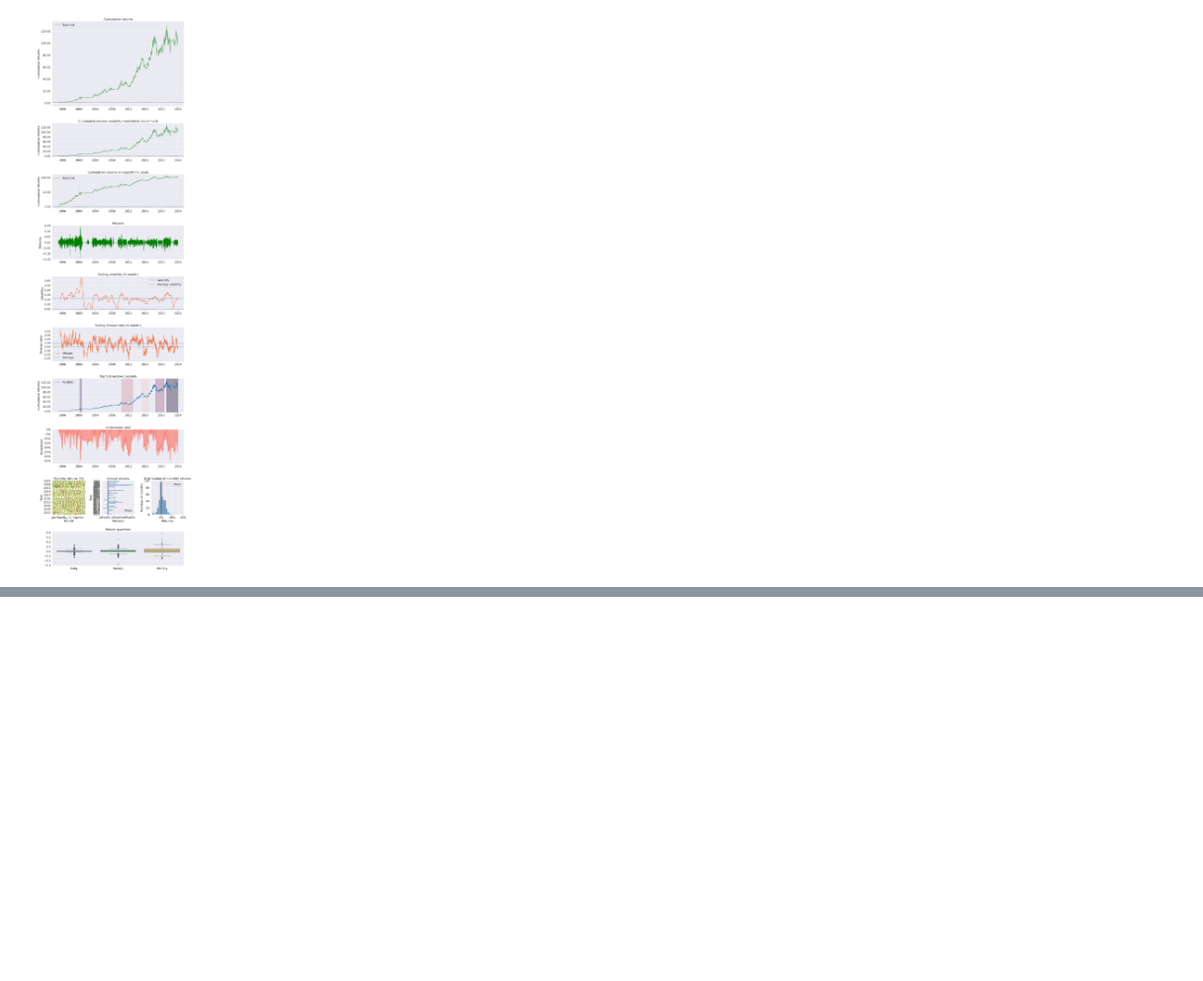
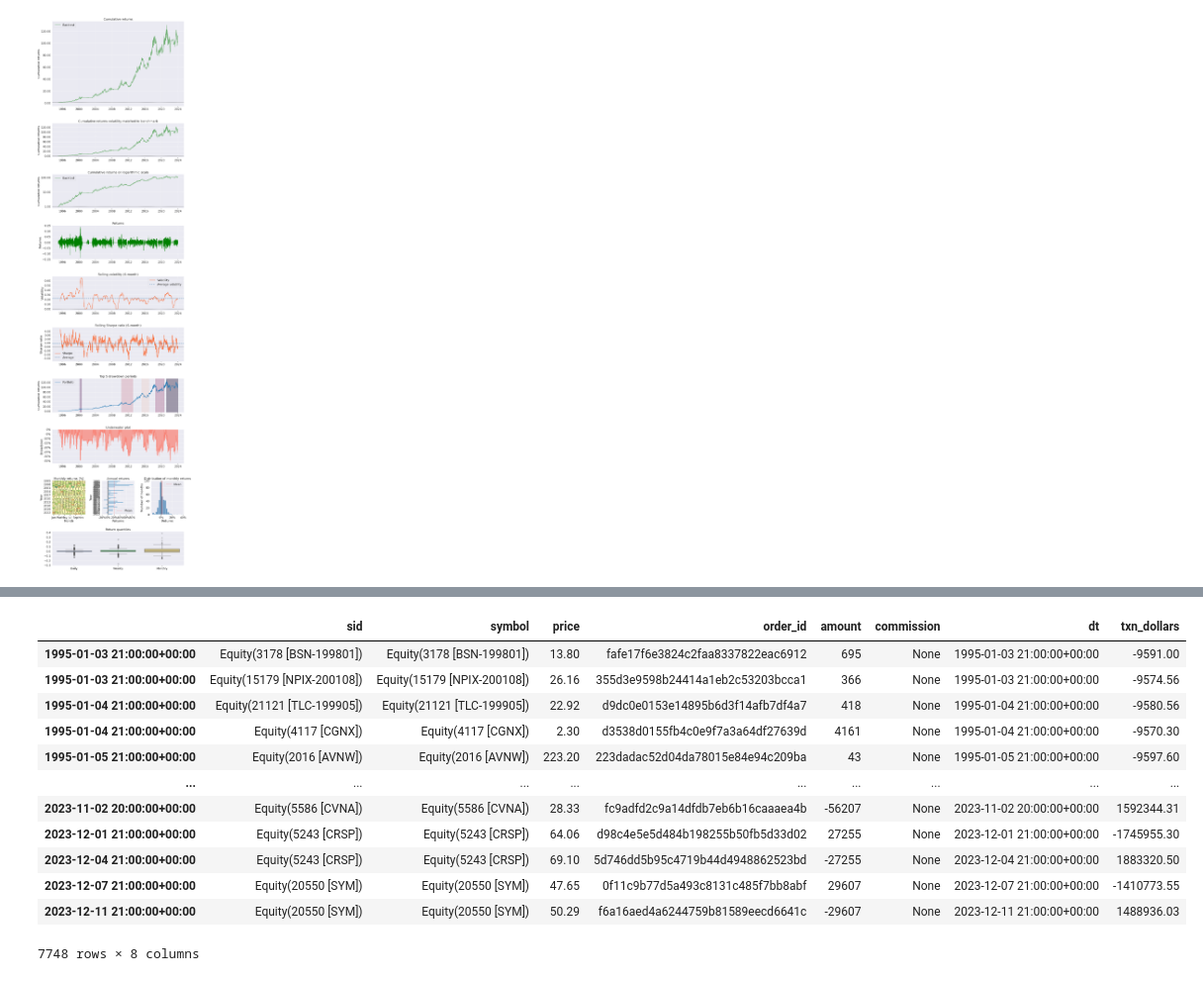
Before and after one commit to redwookcreek/backtest, a Jupyter notebook: zipbird/notebook/notebook.ipynb, the cells around one changed output, grey strips where cells are left out. Shown at 99% size. Saved outputs shown, nothing was run; the diff lists cells and outputs as text; code cells hidden in the pictures; blank space fills up the shorter version.

```diff
--- a/zipbird/notebook/notebook.ipynb
+++ b/zipbird/notebook/notebook.ipynb
@@ -99,2 +137,18 @@ Monthly Performance
 Holding Period Analysis
 [interactive output not drawn]
+# %%
+transactions
+# %% [output]
+|  | sid | symbol | price | order_id | amount | commission | dt | txn_dollars |
+| 1995-01-03 21:00:00+00:00 | Equity(3178 [BSN-199801]) | Equity(3178 [BSN-199801]) | 13.80 | fafe17f6e3824c2faa8337822eac6912 | 695 | None | 1995-01-03 21:00:00+00:00 | -9591.00 |
+| 1995-01-03 21:00:00+00:00 | Equity(15179 [NPIX-200108]) | Equity(15179 [NPIX-200108]) | 26.16 | 355d3e9598b24414a1eb2c53203bcca1 | 366 | None | 1995-01-03 21:00:00+00:00 | -9574.56 |
+| 1995-01-04 21:00:00+00:00 | Equity(21121 [TLC-199905]) | Equity(21121 [TLC-199905]) | 22.92 | d9dc0e0153e14895b6d3f14afb7df4a7 | 418 | None | 1995-01-04 21:00:00+00:00 | -9580.56 |
+| 1995-01-04 21:00:00+00:00 | Equity(4117 [CGNX]) | Equity(4117 [CGNX]) | 2.30 | d3538d0155fb4c0e9f7a3a64df27639d | 4161 | None | 1995-01-04 21:00:00+00:00 | -9570.30 |
+| 1995-01-05 21:00:00+00:00 | Equity(2016 [AVNW]) | Equity(2016 [AVNW]) | 223.20 | 223dadac52d04da78015e84e94c209ba | 43 | None | 1995-01-05 21:00:00+00:00 | -9597.60 |
+| ... | ... | ... | ... | ... | ... | ... | ... | ... |
+| 2023-11-02 20:00:00+00:00 | Equity(5586 [CVNA]) | Equity(5586 [CVNA]) | 28.33 | fc9adfd2c9a14dfdb7eb6b16caaaea4b | -56207 | None | 2023-11-02 20:00:00+00:00 | 1592344.31 |
+| 2023-12-01 21:00:00+00:00 | Equity(5243 [CRSP]) | Equity(5243 [CRSP]) | 64.06 | d98c4e5e5d484b198255b50fb5d33d02 | 27255 | None | 2023-12-01 21:00:00+00:00 | -1745955.30 |
+| 2023-12-04 21:00:00+00:00 | Equity(5243 [CRSP]) | Equity(5243 [CRSP]) | 69.10 | 5d746dd5b95c4719b44d4948862523bd | -27255 | None | 2023-12-04 21:00:00+00:00 | 1883320.50 |
+| 2023-12-07 21:00:00+00:00 | Equity(20550 [SYM]) | Equity(20550 [SYM]) | 47.65 | 0f11c9b77d5a493c8131c485f7bb8abf | 29607 | None | 2023-12-07 21:00:00+00:00 | -1410773.55 |
+| 2023-12-11 21:00:00+00:00 | Equity(20550 [SYM]) | Equity(20550 [SYM]) | 50.29 | f6a16aed4a6244759b81589eecd6641c | -29607 | None | 2023-12-11 21:00:00+00:00 | 1488936.03 |
+7748 rows × 8 columns
```
Also changed, not shown: parts of 2 cells of this notebook, 9 other files.
